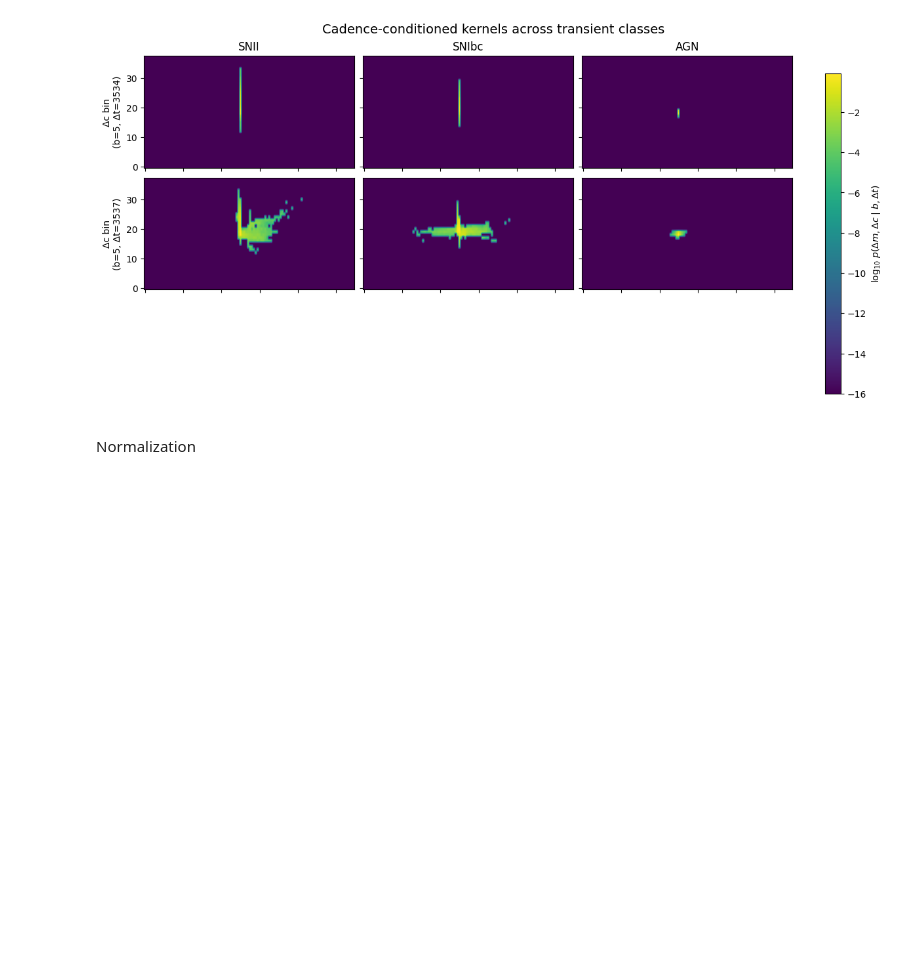
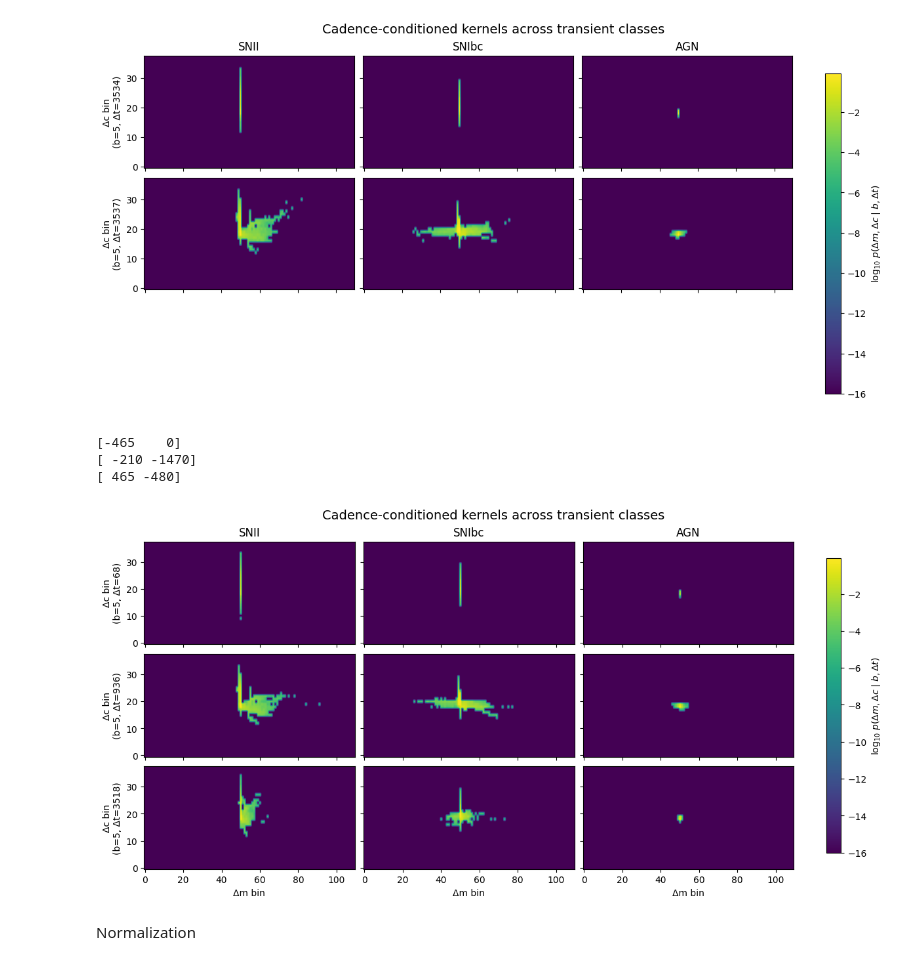
Before and after one commit to Rachel-0420/Cross-Entropy-Fast-Transient, a Jupyter notebook: cross_entropy_btw_supernovae.ipynb, the cells around one changed output. Cells and saved outputs as stored; diff of their text form; code cells hidden in the pictures; blank space fills up the shorter version.

Commit message:
time pair kernel added

```diff
--- a/cross_entropy_btw_supernovae.ipynb
+++ b/cross_entropy_btw_supernovae.ipynb
@@ -531,6 +531,65 @@ for fig_idx in range(n_figs):
 [figure]
 [figure]
 [figure]
+# %%
+print(SNII["coordinate_dict"]['TimePairs'][68])
+print(SNII["coordinate_dict"]['TimePairs'][936])
+print(SNII["coordinate_dict"]['TimePairs'][3518])
+
+pair_time_final = [(5, 68), (5, 936), (5, 3518)]
+# %% [output]
+[-465    0]
+[ -210 -1470]
+[ 465 -480]
+# %%
+fig, axes = plt.subplots(
+    nrows=3,
+    ncols=3,
+    figsize=(12, 6),
+    sharex=True,
+    sharey=True,
+    constrained_layout=True
+)
+
+for row, (b, t) in enumerate(pair_time_final):
+    for col, cls in enumerate(classes):
+        ax = axes[row, col]
+
+        # extract kernel slice
+        K = datasets[cls]["kernel"][b, t]   # shape (Δm, Δc)
+
+        # log scale (safe)
+        logK = np.log10(np.clip(K, 1e-16, None))
+
+        im = ax.imshow(
+            logK.T,
+            origin="lower",
+            aspect="auto",
+            cmap="viridis"
+        )
+
+        # titles
+        if row == 0:
+            ax.set_title(cls)
+        if col == 0:
+            ax.set_ylabel(f"Δc bin\n(b={b}, Δt={t})")
+        if row == 2:
+            ax.set_xlabel("Δm bin")
+
+# single shared colorbar
+cbar = fig.colorbar(
+    im,
+    ax=axes,
+    location="right",
+    shrink=0.9
+)
+cbar.set_label(r"$\log_{10}\, p(\Delta m, \Delta c \mid b, \Delta t)$")
+
+fig.suptitle("Cadence-conditioned kernels across transient classes", fontsize=14)
+
+plt.show()
+# %% [output]
+[figure, added]
 # %% [markdown]
 Normalization
 # %%
```
